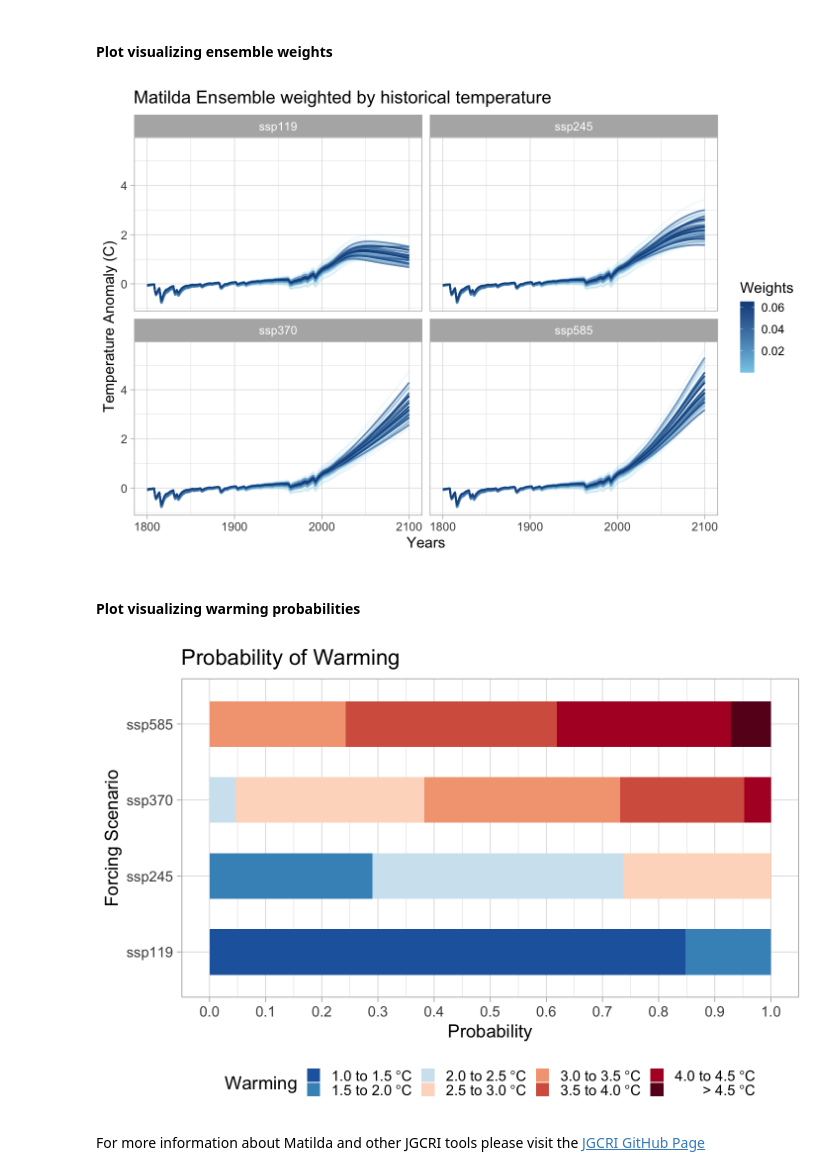
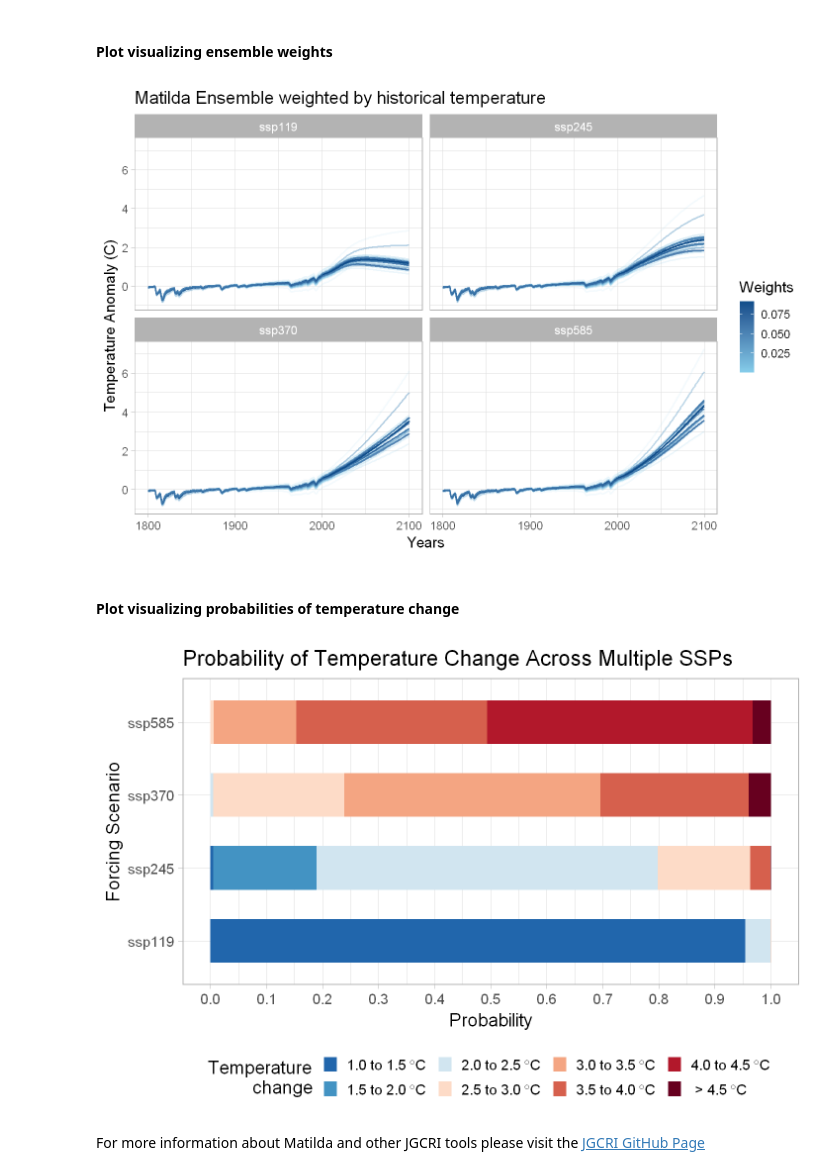
Before and after one commit to MSD-LIVE/jupyter-notebook-matilda, a Jupyter notebook: notebooks/quickstarter.ipynb, the cells around one changed output. Drawn from its saved outputs; the diff is of its cells as text; code cells hidden in the pictures.

```diff
--- a/notebooks/quickstarter.ipynb
+++ b/notebooks/quickstarter.ipynb
@@ -361,7 +363,7 @@ ini_list <- list(ssp119 = paste0(ini_dir, "hector_ssp119.ini"),
 set.seed(123)
 
 # set sample size (we will run with a small sample size for now)
-n = 40
+n = 30
 
 # initiate a core using the first ini file in ini_list
 params_core <- newcore(ini_list[[1]])
@@ -478,9 +480,9 @@ gmst_projection_plot <-
 
 gmst_projection_plot
 # %% [output]
-[figure, old version]
+[figure, new version]
 # %% [markdown]
-#### Plot visualizing warming probabilities
+#### Plot visualizing probabilities of temperature change
 # %%
 temp_cols <- c("#2166AC","#4393C3","#D1E5f0","#FDDBC7","#F4A582","#D6604D","#B2182B","#67001F")
 
@@ -489,35 +491,36 @@ probability_plot <-
          aes(
            fill = bins, # how fill should be applied
            x = scenario, # what data goes on the x-axis
            y = probability)) + # what data goes on the y-axis
   # below we will be flipping the coord of the figure so right now the axes seem
   # backwards from what we want.
   geom_bar(position = position_fill(reverse = T), # what type of plot we want and reverse the
                                                   # stack order so cooler temps are on left
            stat = "identity", # we want the width of the bar pieces to be constrained by a value in the data
            width = 0.6) + # how wide do you want the bar - personal preference
   scale_y_continuous(breaks = seq(0.0, 1.0, 0.1)) + # set the number and interval of probability breaks
   scale_fill_manual(
     values = temp_cols, # indicate the color palette to use
     labels = c(         # edit labels for the legend
       expression(paste("1.0 to 1.5", ~degree, "C")),
       expression(paste("1.5 to 2.0", ~degree, "C")),
       expression(paste("2.0 to 2.5", ~degree, "C")),
       expression(paste("2.5 to 3.0", ~degree, "C")),
       expression(paste("3.0 to 3.5", ~degree, "C")),
       expression(paste("3.5 to 4.0", ~degree, "C")),
       expression(paste("4.0 to 4.5", ~degree, "C")),
       expression(paste(" > 4.5", ~degree, "C"))),
-    name = "Warming") + # name of the legend
+    name = "Temperature
+         change") + # name of the legend
   labs(y = "Probability",
        x = "Forcing Scenario",
-       title = "Probability of Warming") +
+       title = "Probability of Temperature Change Across Multiple SSPs") +
   coord_flip() + # flip the coordinates of the figure to make horizontal representation
   theme_light(base_size = 22) + # set theme - personal preference
   theme(legend.position = "bottom") # change legend position - personal preference
 
 probability_plot
 # %% [output]
-[figure, old version]
+[figure, new version]
 # %% [markdown]
 For more information about Matilda and other JGCRI tools please visit the [JGCRI GitHub Page](https://github.com/JGCRI)
```
Also changed, not shown: parts of 15 cells of this notebook.
